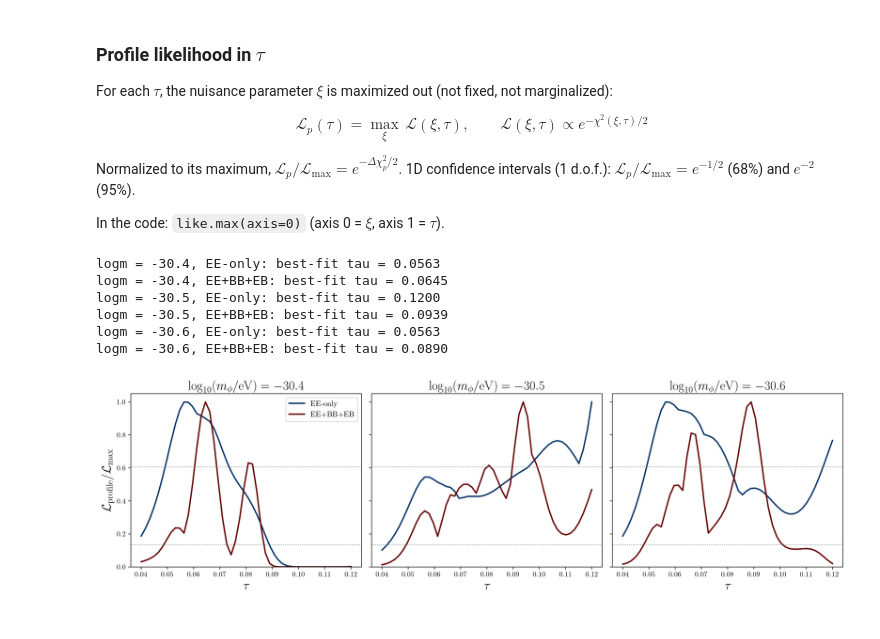
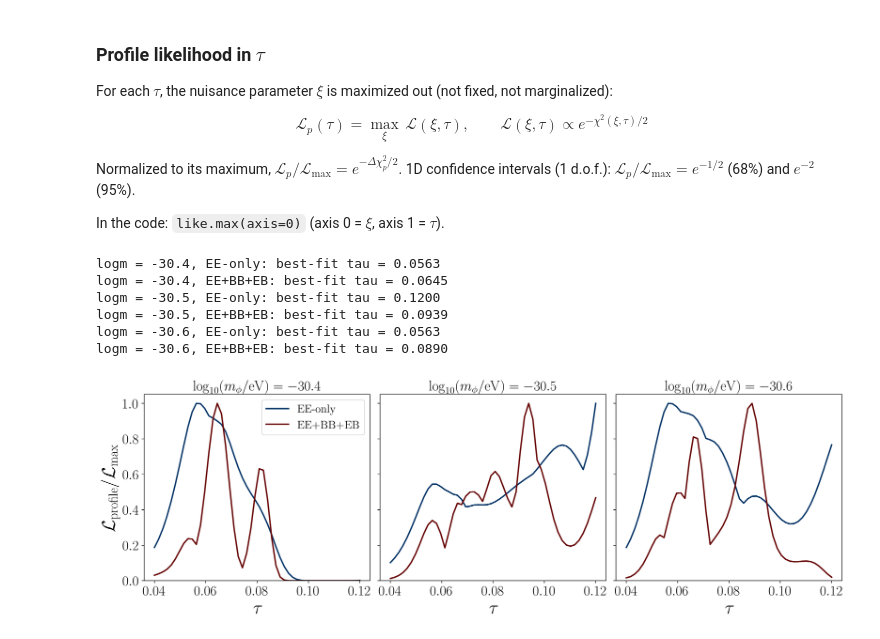
Before and after one commit to SirlettiSS/birefINJ, a Jupyter notebook: birefINJ/Grid_search/grid2D_analysis.ipynb, the cells around one changed output. Drawn from its saved outputs; the diff is of its cells as text; code cells hidden in the pictures.

```diff
--- a/birefINJ/Grid_search/grid2D_analysis.ipynb
+++ b/birefINJ/Grid_search/grid2D_analysis.ipynb
@@ -265,39 +264,39 @@ def profile_likelihood_tau(kind, logm):
 
 
 # ------------------------------------------------------------------------------
 # 2. BUILD THE 1x3 FIGURE
 # ------------------------------------------------------------------------------
-fig, axes = plt.subplots(nrows=1, ncols=3, figsize=(15, 4.5),
+fig, axes = plt.subplots(nrows=1, ncols=3, figsize=(15, 5),
                          sharex=True, sharey=True)
 
 for col, logm in enumerate(masses):
     ax = axes[col]
 
     for kind in ['EE-only', 'EE+BB+EB']:
         tau_axis, like_prof = profile_likelihood_tau(kind, logm)
         print(f"logm = {logm}, {kind}: best-fit tau = {tau_axis[np.argmax(like_prof)]:.4f}")
         ax.plot(tau_axis, like_prof, lw=2, color=colors[kind], label=kind)
 
     # 1D confidence thresholds (1 parameter): 68% -> exp(-1/2), 95% -> exp(-2)
-    for thr in (np.exp(-0.5), np.exp(-2)):
-        ax.axhline(thr, color='gray', ls=':', lw=1)
+    #for thr in (np.exp(-0.5), np.exp(-2)):
+    # #   ax.axhline(thr, color='gray', ls=':', lw=1)
 
-    ax.set_title(rf"$\log_{{10}}(m_\phi/\mathrm{{eV}}) = {logm:.1f}$", fontsize=18)
-    ax.set_xlabel(r'$\tau$', fontsize=18)
+    ax.set_title(rf"$\log_{{10}}(m_\phi/\mathrm{{eV}}) = {logm:.1f}$", fontsize=20)
+    ax.set_xlabel(r'$\tau$', fontsize=26)
     ax.set_ylim(0, 1.05)
-    ax.tick_params(axis='both', labelsize=10)
+    ax.tick_params(axis='both', labelsize=20)
 
-axes[0].set_ylabel(r'$\mathcal{L}_{\rm profile}/\mathcal{L}_{\max}$', fontsize=18)
-axes[0].legend(fontsize=11)
+axes[0].set_ylabel(r'$\mathcal{L}_{\rm profile}/\mathcal{L}_{\max}$', fontsize=26)
+axes[0].legend(fontsize=16)
 
 plt.tight_layout()
 fig.savefig('profile_likelihood_tau_1x3.pdf', bbox_inches='tight', dpi=300)
 plt.show()
 # %% [output]
 logm = -30.4, EE-only: best-fit tau = 0.0563
 logm = -30.4, EE+BB+EB: best-fit tau = 0.0645
 logm = -30.5, EE-only: best-fit tau = 0.1200
 logm = -30.5, EE+BB+EB: best-fit tau = 0.0939
 logm = -30.6, EE-only: best-fit tau = 0.0563
 logm = -30.6, EE+BB+EB: best-fit tau = 0.0890
-[figure, old version]
+[figure, new version]
```
Also changed, not shown: parts of 2 cells of this notebook, 21 other files.
